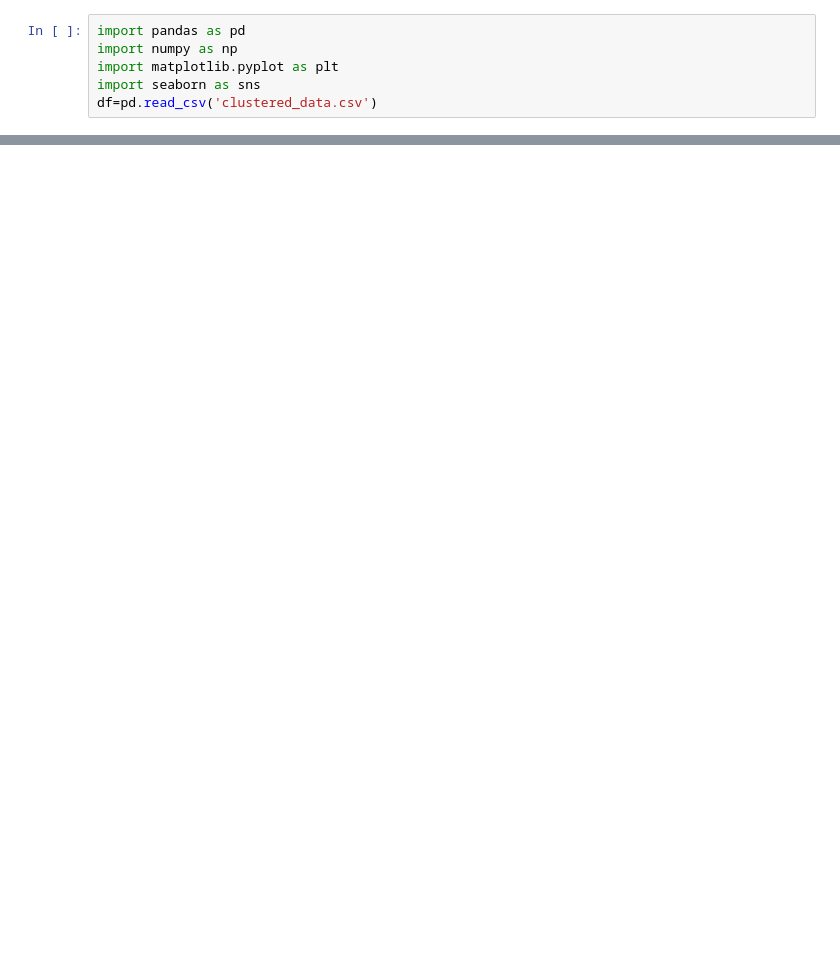
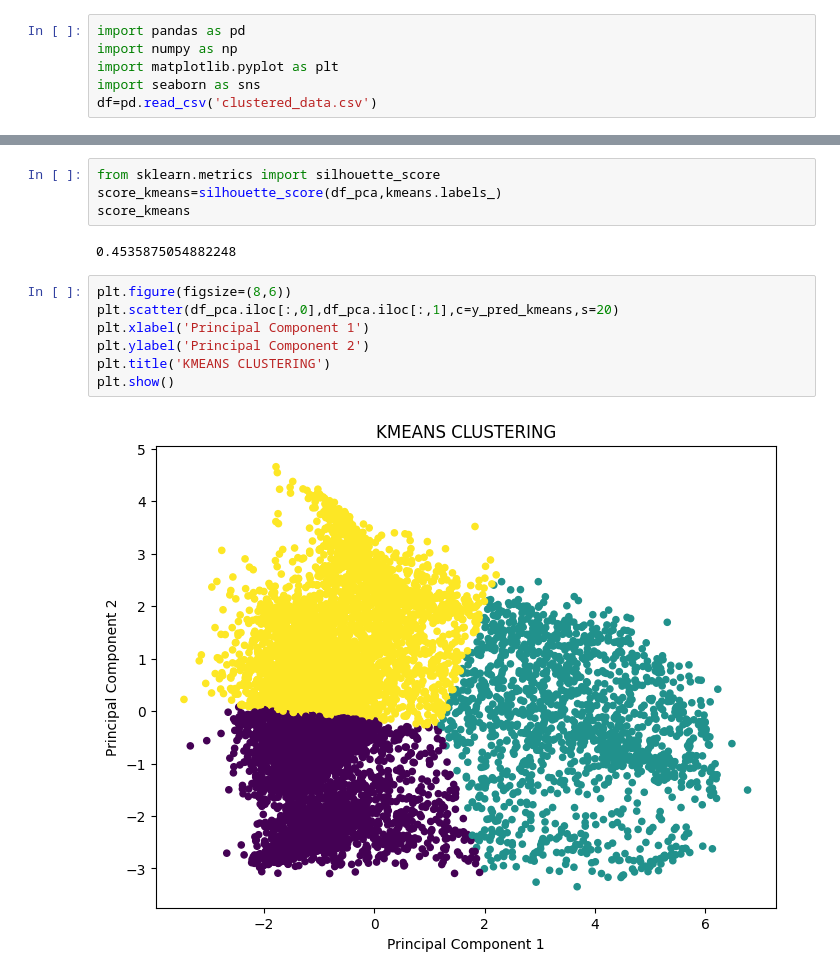
Before and after one commit to subhiksha-kodi/UNSUPERVISED-ML-CLUSTERING-TASKS---CREDIT-CARD-DATASET, a Jupyter notebook: model.ipynb, the cells around one changed output, grey strips where cells are left out. Cells and saved outputs as stored; diff of their text form; blank space fills up the shorter version.

```diff
--- a/model.ipynb
+++ b/model.ipynb
@@ -142,0 +44,15 @@ with open("model.pkl", "wb") as f:
+# %%
+from sklearn.metrics import silhouette_score
+score_kmeans=silhouette_score(df_pca,kmeans.labels_)
+score_kmeans
+# %% [output]
+0.4535875054882248
+# %%
+plt.figure(figsize=(8,6))
+plt.scatter(df_pca.iloc[:,0],df_pca.iloc[:,1],c=y_pred_kmeans,s=20)
+plt.xlabel('Principal Component 1')
+plt.ylabel('Principal Component 2')
+plt.title('KMEANS CLUSTERING')
+plt.show()
+# %% [output]
+[figure, added]
```
Also changed, not shown: parts of 25 cells of this notebook, 1 other file.
